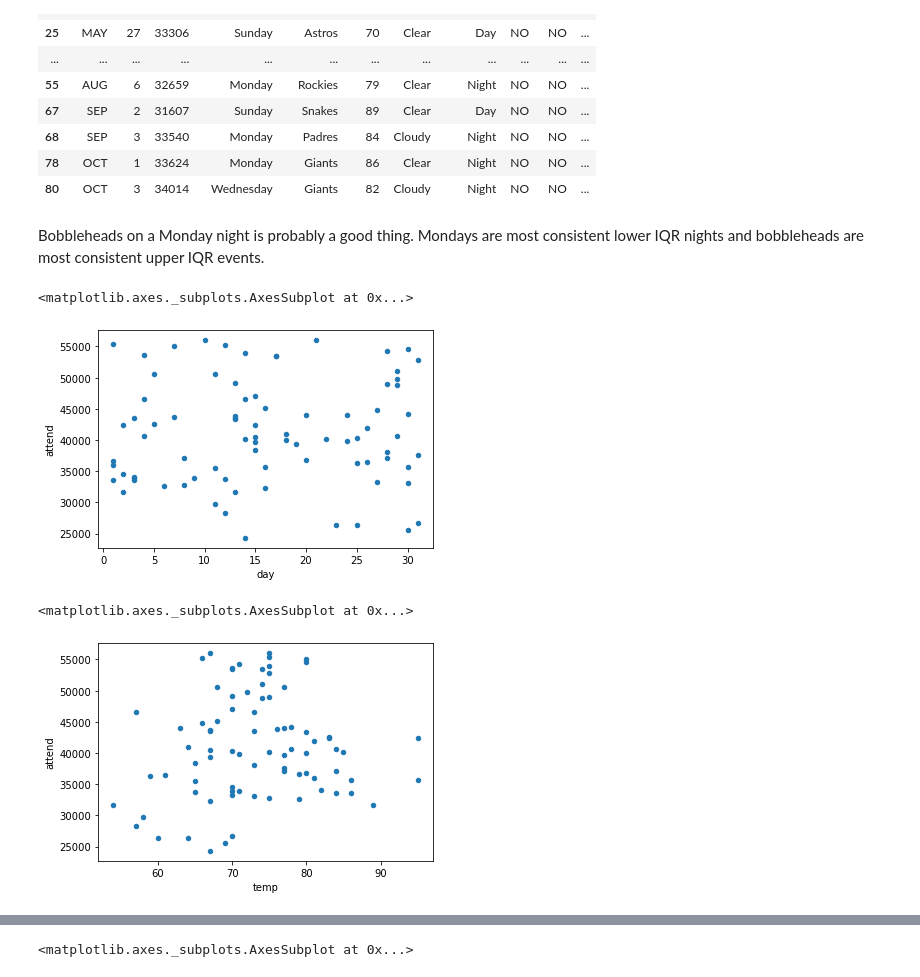
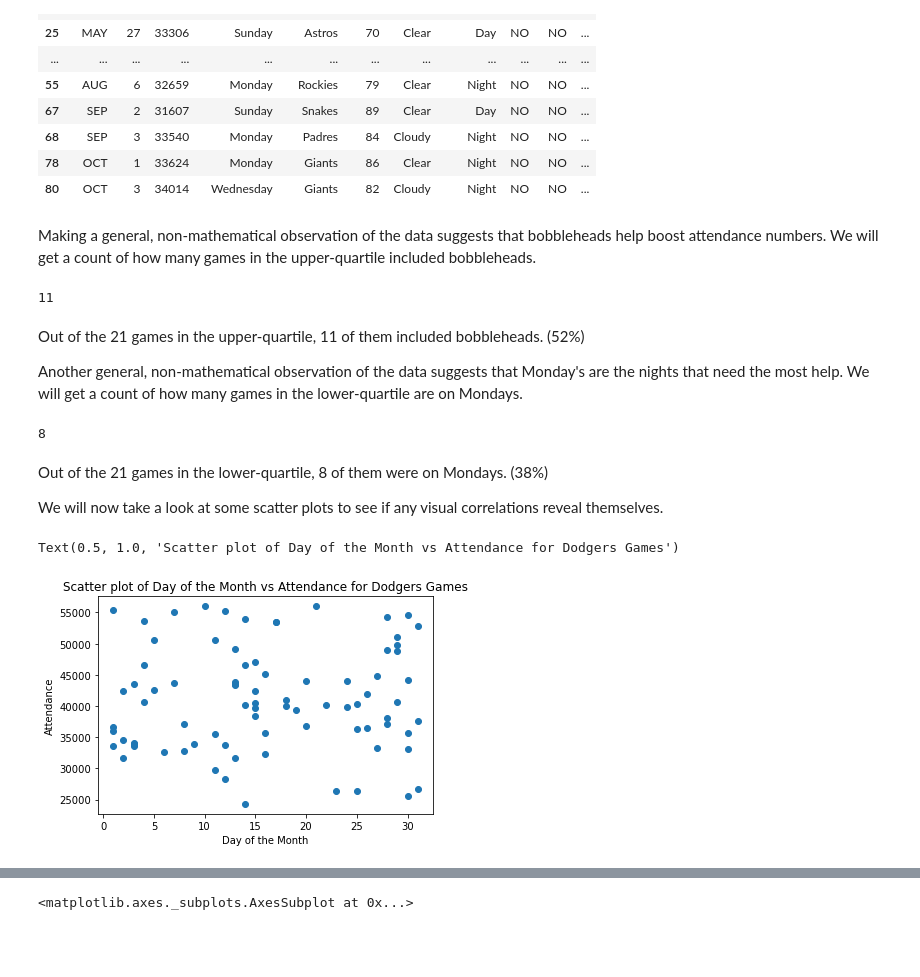
Before and after one commit to ramsey-king/DSC-630-Predictive-Analytics, a Jupyter notebook: Week-3/KingRamseyWeek3.ipynb, the cells around one changed output, grey strips where cells are left out. Cells and saved outputs as stored; diff of their text form; code cells hidden in the pictures; blank space fills up the shorter version.

```diff
--- a/Week-3/KingRamseyWeek3.ipynb
+++ b/Week-3/KingRamseyWeek3.ipynb
@@ -110,19 +145,33 @@ dodgers_df_25.head(21)
 | 68 | SEP | 3 | 33540 | Monday | Padres | 84 | Cloudy | Night | NO | NO | ... |
 | 78 | OCT | 1 | 33624 | Monday | Giants | 86 | Clear | Night | NO | NO | ... |
 | 80 | OCT | 3 | 34014 | Wednesday | Giants | 82 | Cloudy | Night | NO | NO | ... |
-# %% [markdown]
-Bobbleheads on a Monday night is probably a good thing. Mondays are most consistent lower IQR nights and bobbleheads are most consistent upper IQR events.
+# %% [markdown]
+Making a general, non-mathematical observation of the data suggests that bobbleheads help boost attendance numbers.
+We will get a count of how many games in the upper-quartile included bobbleheads.
+# %%
+dodgers_df_75['bobble_numeric'].sum()
+# %% [output]
+11
+# %% [markdown]
+Out of the 21 games in the upper-quartile, 11 of them included bobbleheads. (52%)
+
+Another general, non-mathematical observation of the data suggests that Monday's are the nights that need the most help.
+We will get a count of how many games in the lower-quartile are on Mondays.
+# %%
+mondays = dodgers_df_25[dodgers_df_25['day_num'] == 2]
+len(mondays)
+# %% [output]
+8
+# %% [markdown]
+Out of the 21 games in the lower-quartile, 8 of them were on Mondays. (38%)
+
+We will now take a look at some scatter plots to see if any visual correlations reveal themselves.
 # %%
 # Will look at a few scatter plots to see if there are any correlations.  The first will be day vs attendance.
-
-dodgers_df.plot.scatter('day', 'attend')
+plt.scatter(dodgers_df.day, dodgers_df.attend)
+plt.xlabel('Day of the Month')
+plt.ylabel('Attendance')
+plt.title('Scatter plot of Day of the Month vs Attendance for Dodgers Games')
 # %% [output]
-<matplotlib.axes._subplots.AxesSubplot at 0x...>
+Text(0.5, 1.0, 'Scatter plot of Day of the Month vs Attendance for Dodgers Games')
-[figure, old version]
+[figure, new version]
-# %%
-# Temp vs attendance.
-
-dodgers_df.plot.scatter('temp', 'attend')
-# %% [output]
-<matplotlib.axes._subplots.AxesSubplot at 0x...>
-[figure, removed]
```
Also changed, not shown: parts of 21 cells of this notebook.
